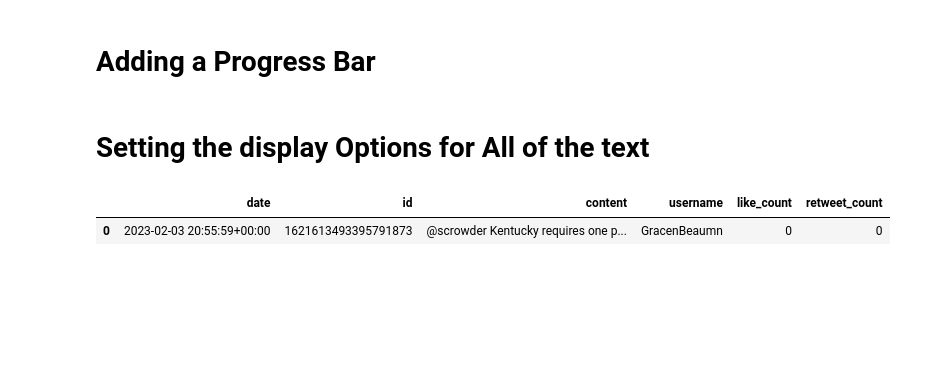
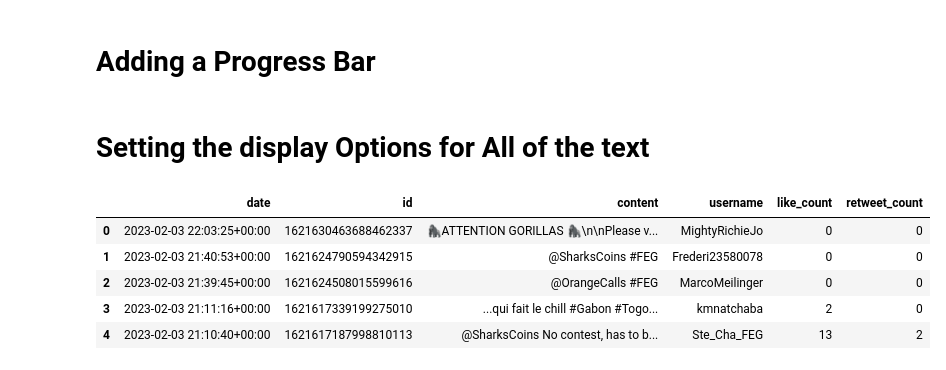
Before and after one commit to mrwoodzi/Data_Science_Certs_Progress, a Jupyter notebook: REST_API/twit_scraper.ipynb, the cells around one changed output. Cells and saved outputs as stored; diff of their text form; code cells hidden in the pictures; blank space fills up the shorter version.

```diff
--- a/REST_API/twit_scraper.ipynb
+++ b/REST_API/twit_scraper.ipynb
@@ -5,5 +6,5 @@ import snscrape.modules.twitter as sntwitter
 # %%
-scraper = sntwitter.TwitterSearchScraper("#louderwithcrowder")
+scraper = sntwitter.TwitterSearchScraper("#scrowder")
 # %%
 for tweet in scraper.get_items():
     break
@@ -28,7 +29,7 @@ data
  0,
  0]
 # %%
-scraper = sntwitter.TwitterSearchScraper("#louderwithcrowder")
+scraper = sntwitter.TwitterSearchScraper("#FEG")
 
 tweets = []
 
@@ -71,7 +72,7 @@ pd.DataFrame(tweets, columns=["date", "id", "content", "username", "like_count",
 # %% [markdown]
 # Adding a Progress Bar
 # %%
-scraper = sntwitter.TwitterSearchScraper("@scrowder")
+scraper = sntwitter.TwitterSearchScraper("#FEG")
 
 tweets = []
 n_tweets = 1000
@@ -93,9 +94,14 @@ scrowder = pd.DataFrame(tweets, columns=["date", "id", "content", "username", "l
 # %%
 pd.options.display.max_rows
 pd.set_option('display.max_colwidth', None)
-scrowder.head(1)
+
+scrowder.head()
 # %% [output]
 |  | date | id | content | username | like_count | retweet_count |
-| 0 | 2023-02-03 20:55:59+00:00 | 1621613493395791873 | @scrowder Kentucky requires one p... | GracenBeaumn | 0 | 0 |
+| 0 | 2023-02-03 22:03:25+00:00 | 1621630463688462337 | 🦍ATTENTION GORILLAS 🦍\n\nPlease v... | MightyRichieJo | 0 | 0 |
+| 1 | 2023-02-03 21:40:53+00:00 | 1621624790594342915 | @SharksCoins #FEG | Frederi23580078 | 0 | 0 |
+| 2 | 2023-02-03 21:39:45+00:00 | 1621624508015599616 | @OrangeCalls #FEG | MarcoMeilinger | 0 | 0 |
+| 3 | 2023-02-03 21:11:16+00:00 | 1621617339199275010 | ...qui fait le chill #Gabon #Togo... | kmnatchaba | 2 | 0 |
+| 4 | 2023-02-03 21:10:40+00:00 | 1621617187998810113 | @SharksCoins No contest, has to b... | Ste_Cha_FEG | 13 | 2 |
 # %%
 all_likes = scrowder.loc[(scrowder['like_count'] == 1)]
```
Also changed, not shown: parts of 8 cells of this notebook, 2 other files.
